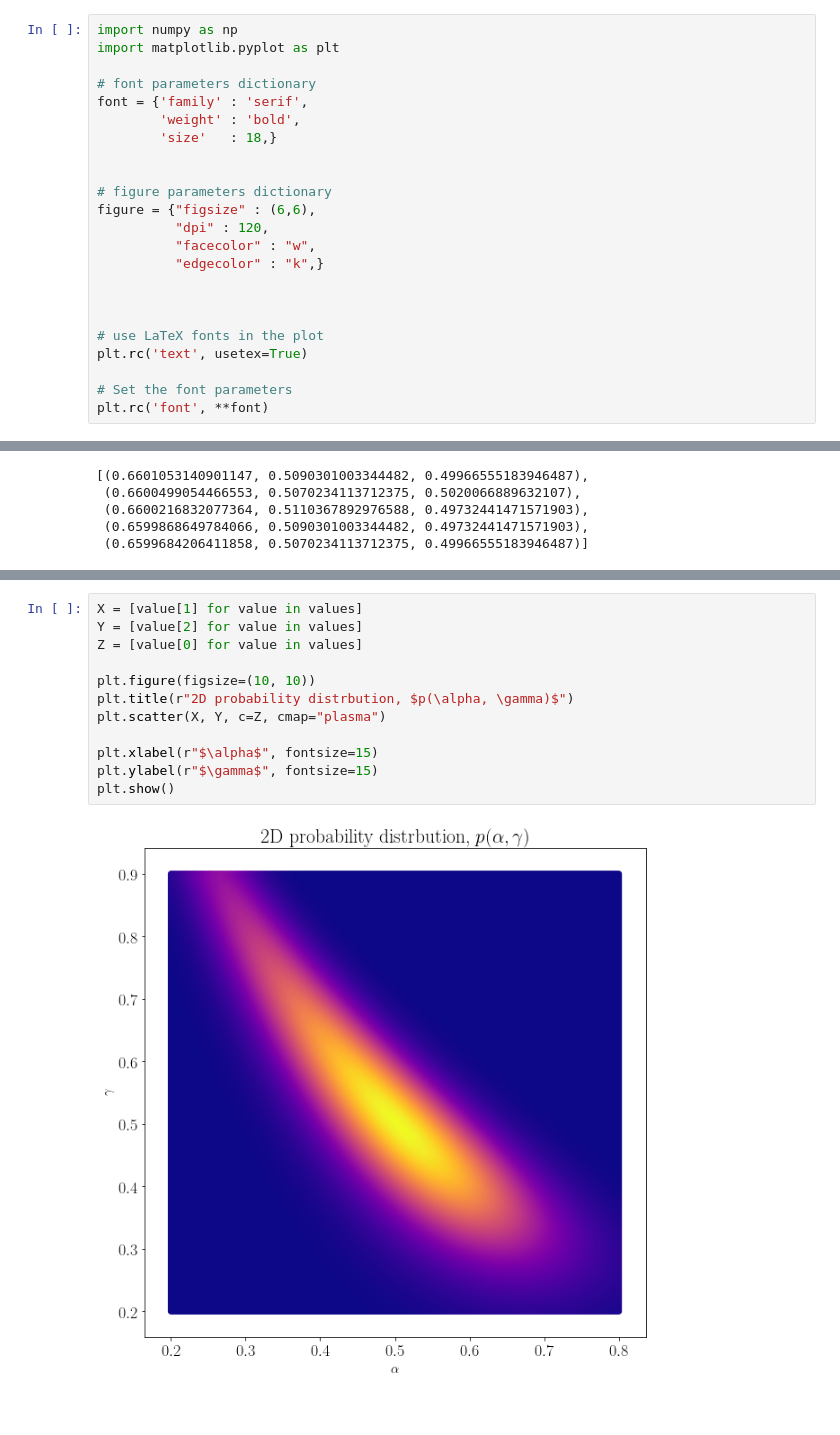
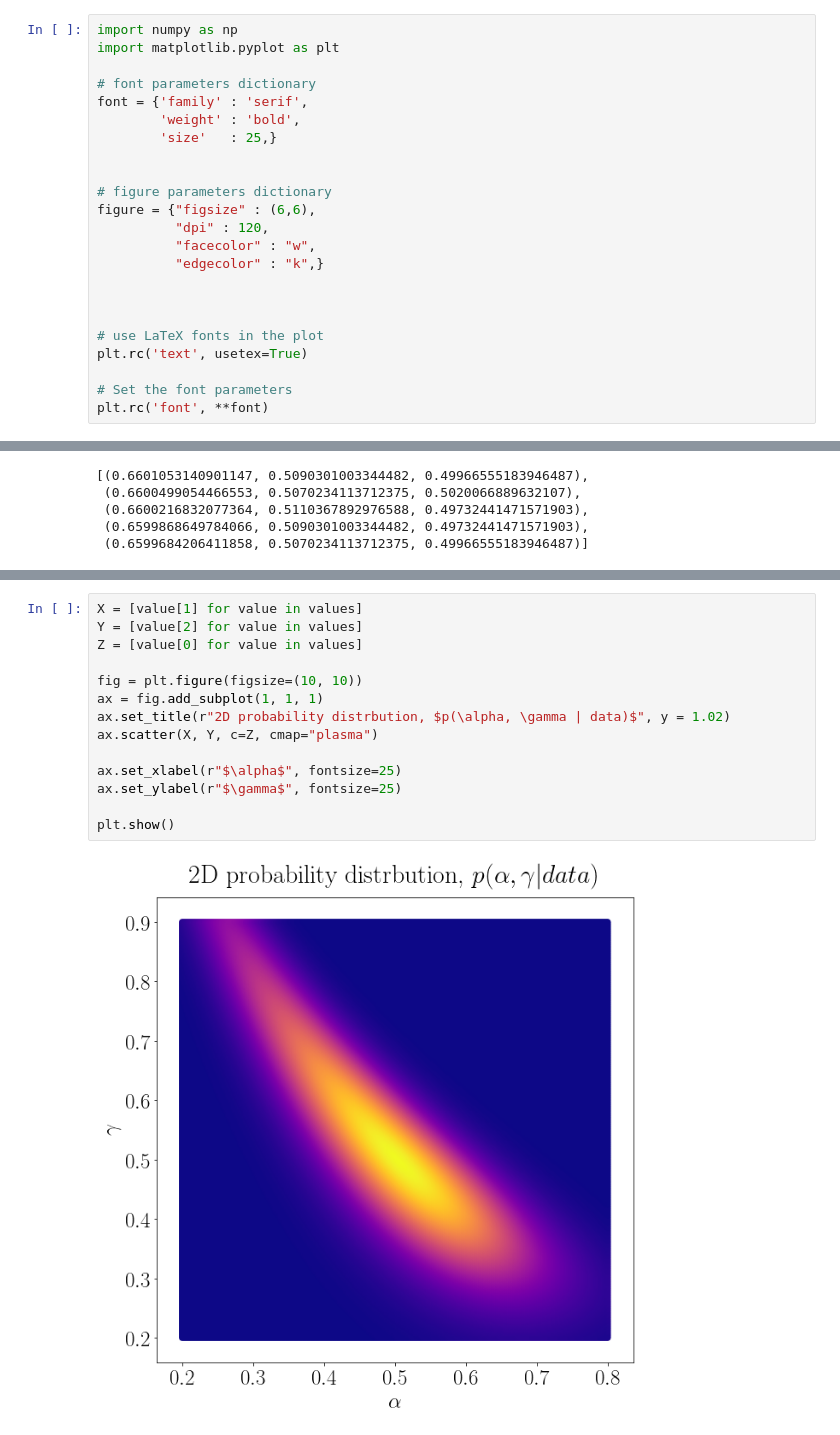
Before and after one commit to abtinshahidi/Foundation_applied_machine_learning, a Jupyter notebook: notebooks/week2/week2.ipynb, the cells around one changed output, grey strips where cells are left out. Saved outputs shown, nothing was run; the diff lists cells and outputs as text.

```diff
--- a/notebooks/week2/week2.ipynb
+++ b/notebooks/week2/week2.ipynb
@@ -30,7 +36,7 @@ import matplotlib.pyplot as plt
 # font parameters dictionary
 font = {'family' : 'serif',
         'weight' : 'bold',
-        'size'   : 18,}
+        'size'   : 25,}
 
 
 # figure parameters dictionary
@@ -254,17 +279,19 @@ sorted(values, key=lambda x : x[0], reverse=True)[:5]
 # %%
 X = [value[1] for value in values]
 Y = [value[2] for value in values]
 Z = [value[0] for value in values]
 
-plt.figure(figsize=(10, 10))
-plt.title(r"2D probability distrbution, $p(\alpha, \gamma)$")
-plt.scatter(X, Y, c=Z, cmap="plasma")
+fig = plt.figure(figsize=(10, 10))
+ax = fig.add_subplot(1, 1, 1)
+ax.set_title(r"2D probability distrbution, $p(\alpha, \gamma | data)$", y = 1.02)
+ax.scatter(X, Y, c=Z, cmap="plasma")
 
-plt.xlabel(r"$\alpha$", fontsize=15)
-plt.ylabel(r"$\gamma$", fontsize=15)
+ax.set_xlabel(r"$\alpha$", fontsize=25)
+ax.set_ylabel(r"$\gamma$", fontsize=25)
+
 plt.show()
 # %% [output]
-[figure, old version]
+[figure, new version]
 # %%
 from mpl_toolkits import mplot3d
 
```
Also changed, not shown: parts of 24 cells of this notebook.
